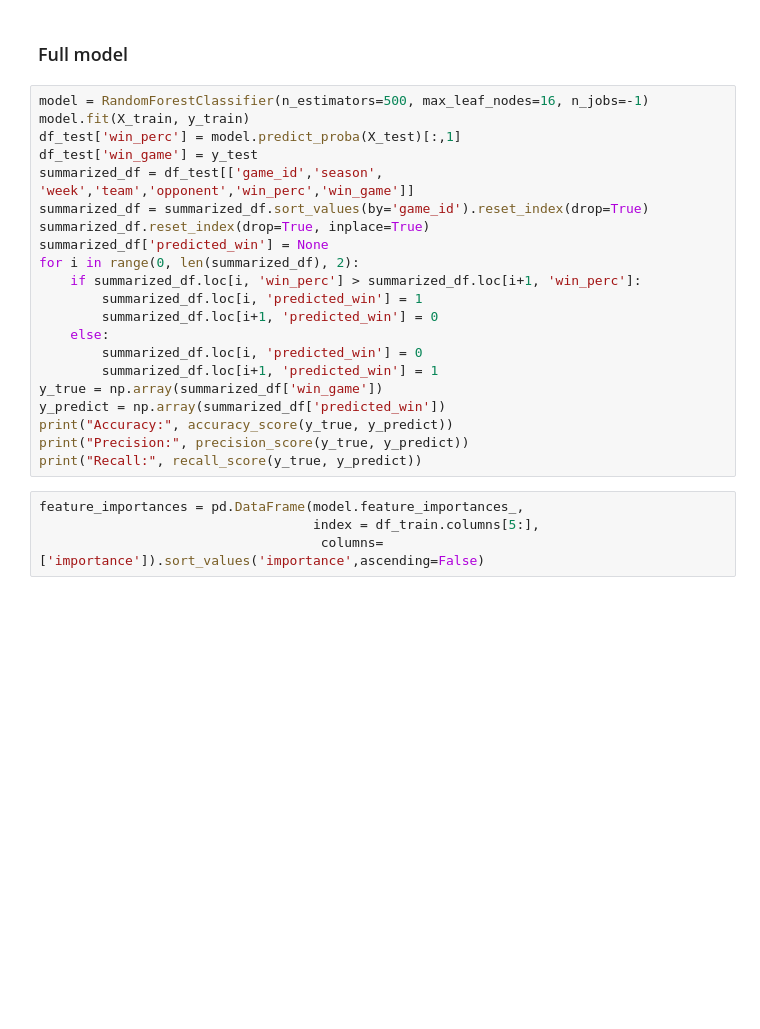
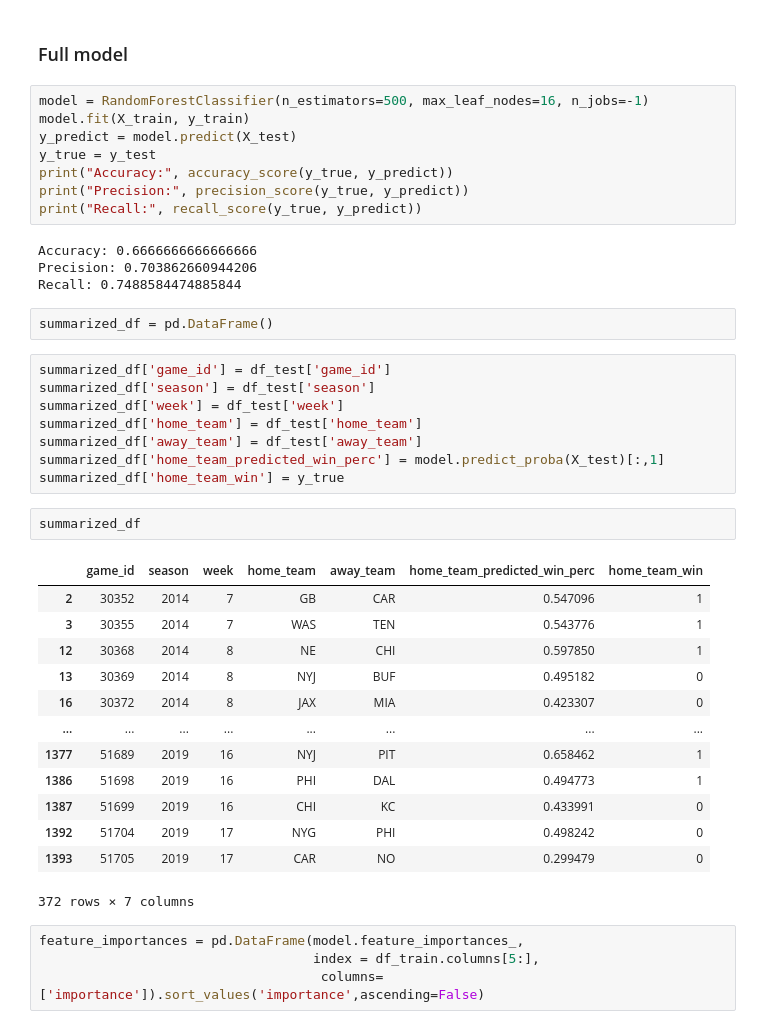
Before and after one commit to tylerjwoods/nfl_game_predictor, a Jupyter notebook: nfl_notebook.ipynb, the cells around one changed output. Cells and saved outputs as stored; diff of their text form; blank space fills up the shorter version.

```diff
--- a/nfl_notebook.ipynb
+++ b/nfl_notebook.ipynb
@@ -173,26 +223,43 @@ print("Recall:", np.average(recalls))
 # %% [markdown]
 ### Full model
-# %%
-model = RandomForestClassifier(n_estimators=500, max_leaf_nodes=16, n_jobs=-1)
-model.fit(X_train, y_train)
-df_test['win_perc'] = model.predict_proba(X_test)[:,1]
-df_test['win_game'] = y_test
-summarized_df = df_test[['game_id','season', 'week','team','opponent','win_perc','win_game']]
-summarized_df = summarized_df.sort_values(by='game_id').reset_index(drop=True)
-summarized_df.reset_index(drop=True, inplace=True)
-summarized_df['predicted_win'] = None
-for i in range(0, len(summarized_df), 2):
-    if summarized_df.loc[i, 'win_perc'] > summarized_df.loc[i+1, 'win_perc']:
-        summarized_df.loc[i, 'predicted_win'] = 1
-        summarized_df.loc[i+1, 'predicted_win'] = 0
-    else:
-        summarized_df.loc[i, 'predicted_win'] = 0
-        summarized_df.loc[i+1, 'predicted_win'] = 1
-y_true = np.array(summarized_df['win_game'])
-y_predict = np.array(summarized_df['predicted_win'])
-print("Accuracy:", accuracy_score(y_true, y_predict))
-print("Precision:", precision_score(y_true, y_predict))
-print("Recall:", recall_score(y_true, y_predict))
+# %%
+model = RandomForestClassifier(n_estimators=500, max_leaf_nodes=16, n_jobs=-1)
+model.fit(X_train, y_train)
+y_predict = model.predict(X_test)
+y_true = y_test
+print("Accuracy:", accuracy_score(y_true, y_predict))
+print("Precision:", precision_score(y_true, y_predict))
+print("Recall:", recall_score(y_true, y_predict))
+# %% [output]
+Accuracy: 0.6666666666666666
+Precision: 0.703862660944206
+Recall: 0.7488584474885844
+# %%
+summarized_df = pd.DataFrame()
+# %%
+summarized_df['game_id'] = df_test['game_id']
+summarized_df['season'] = df_test['season']
+summarized_df['week'] = df_test['week']
+summarized_df['home_team'] = df_test['home_team']
+summarized_df['away_team'] = df_test['away_team']
+summarized_df['home_team_predicted_win_perc'] = model.predict_proba(X_test)[:,1]
+summarized_df['home_team_win'] = y_true
+# %%
+summarized_df
+# %% [output]
+|  | game_id | season | week | home_team | away_team | home_team_predicted_win_perc | home_team_win |
+| 2 | 30352 | 2014 | 7 | GB | CAR | 0.547096 | 1 |
+| 3 | 30355 | 2014 | 7 | WAS | TEN | 0.543776 | 1 |
+| 12 | 30368 | 2014 | 8 | NE | CHI | 0.597850 | 1 |
+| 13 | 30369 | 2014 | 8 | NYJ | BUF | 0.495182 | 0 |
+| 16 | 30372 | 2014 | 8 | JAX | MIA | 0.423307 | 0 |
+| ... | ... | ... | ... | ... | ... | ... | ... |
+| 1377 | 51689 | 2019 | 16 | NYJ | PIT | 0.658462 | 1 |
+| 1386 | 51698 | 2019 | 16 | PHI | DAL | 0.494773 | 1 |
+| 1387 | 51699 | 2019 | 16 | CHI | KC | 0.433991 | 0 |
+| 1392 | 51704 | 2019 | 17 | NYG | PHI | 0.498242 | 0 |
+| 1393 | 51705 | 2019 | 17 | CAR | NO | 0.299479 | 0 |
+372 rows × 7 columns
 # %%
 feature_importances = pd.DataFrame(model.feature_importances_,
                                    index = df_train.columns[5:],
```
Also changed, not shown: parts of 18 cells of this notebook, 9 other files.
